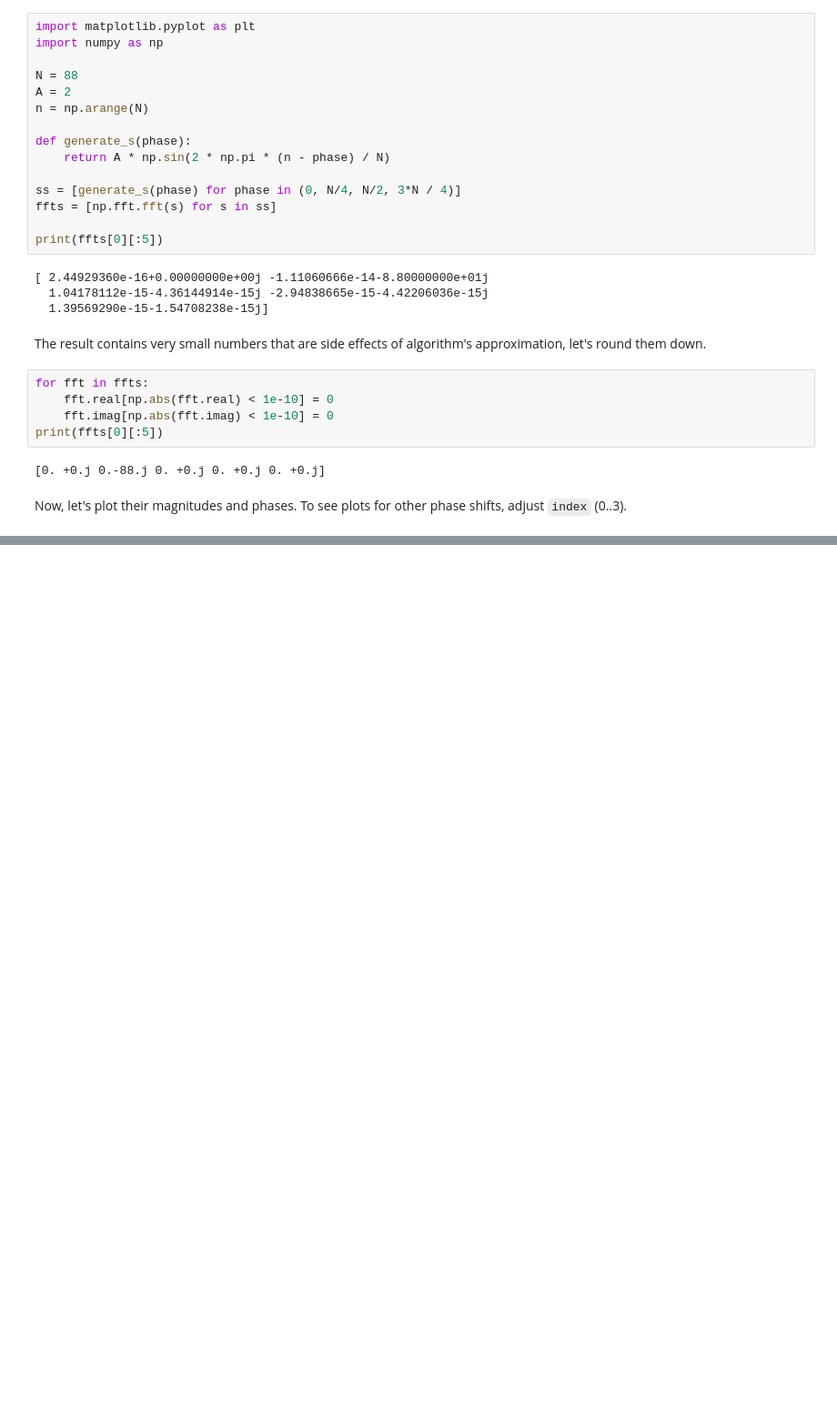
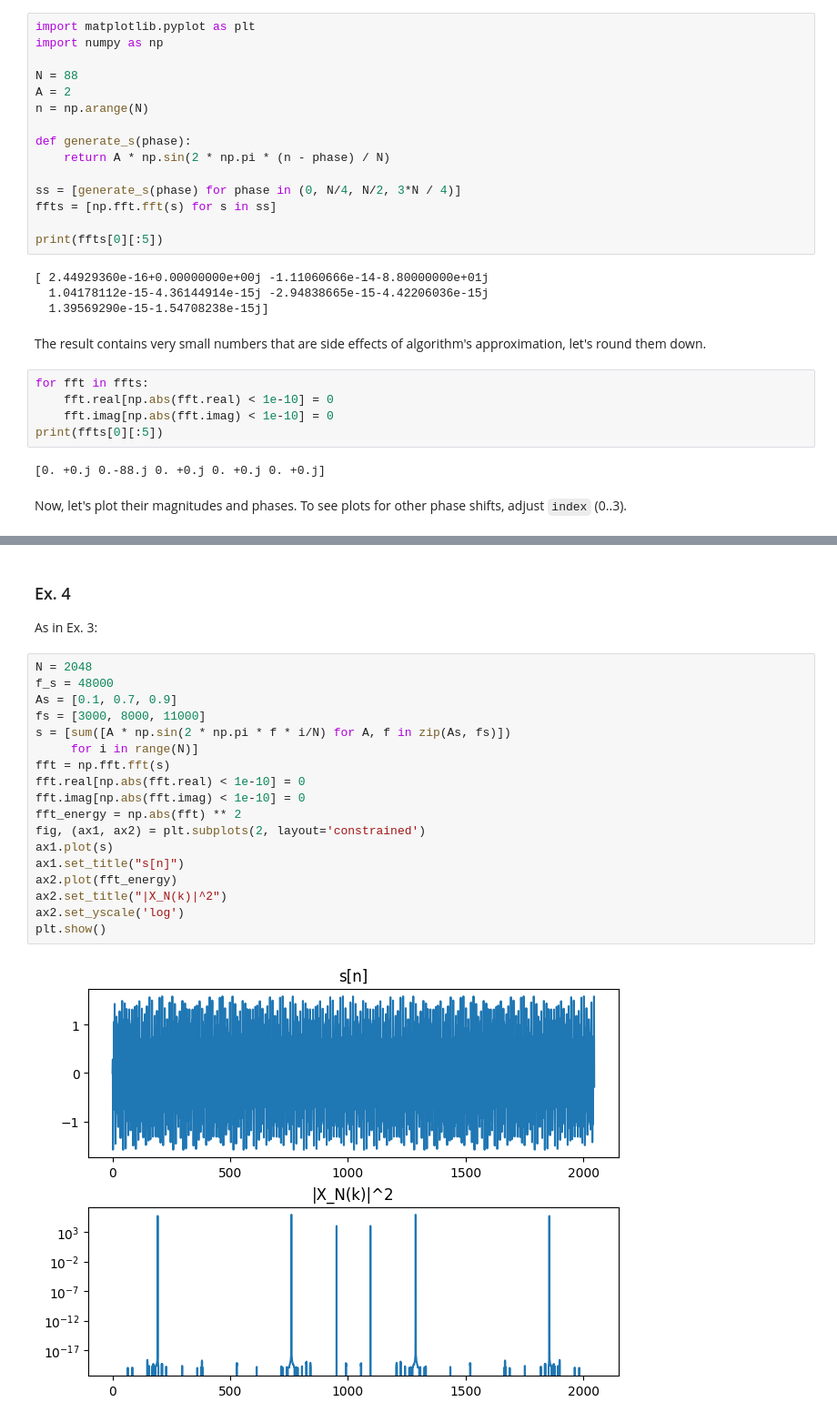
Before and after one commit to Sawertynn/WMM_101_Kukielka_Kurzela, a Jupyter notebook: 101_Kukielka_Kurzela.ipynb, the cells around one changed output, grey strips where cells are left out. Shown: that part at 91% size. Cells and saved outputs as stored; diff of their text form; blank space fills up the shorter version.

```diff
--- a/101_Kukielka_Kurzela.ipynb
+++ b/101_Kukielka_Kurzela.ipynb
@@ -48,3 +48,27 @@ ax3.set_title("arg(X_n[k])")
 plt.show()
 # %% [output]
 [figure]
+# %% [markdown]
+### Ex. 4
+
+As in Ex. 3:
+# %%
+N = 2048
+f_s = 48000
+As = [0.1, 0.7, 0.9]
+fs = [3000, 8000, 11000]
+s = [sum([A * np.sin(2 * np.pi * f * i/N) for A, f in zip(As, fs)])
+     for i in range(N)]
+fft = np.fft.fft(s)
+fft.real[np.abs(fft.real) < 1e-10] = 0
+fft.imag[np.abs(fft.imag) < 1e-10] = 0
+fft_energy = np.abs(fft) ** 2
+fig, (ax1, ax2) = plt.subplots(2, layout='constrained')
+ax1.plot(s)
+ax1.set_title("s[n]")
+ax2.plot(fft_energy)
+ax2.set_title("|X_N(k)|^2")
+ax2.set_yscale('log')
+plt.show()
+# %% [output]
+[figure, added]
```
Also changed, not shown: parts of 1 cell of this notebook.
